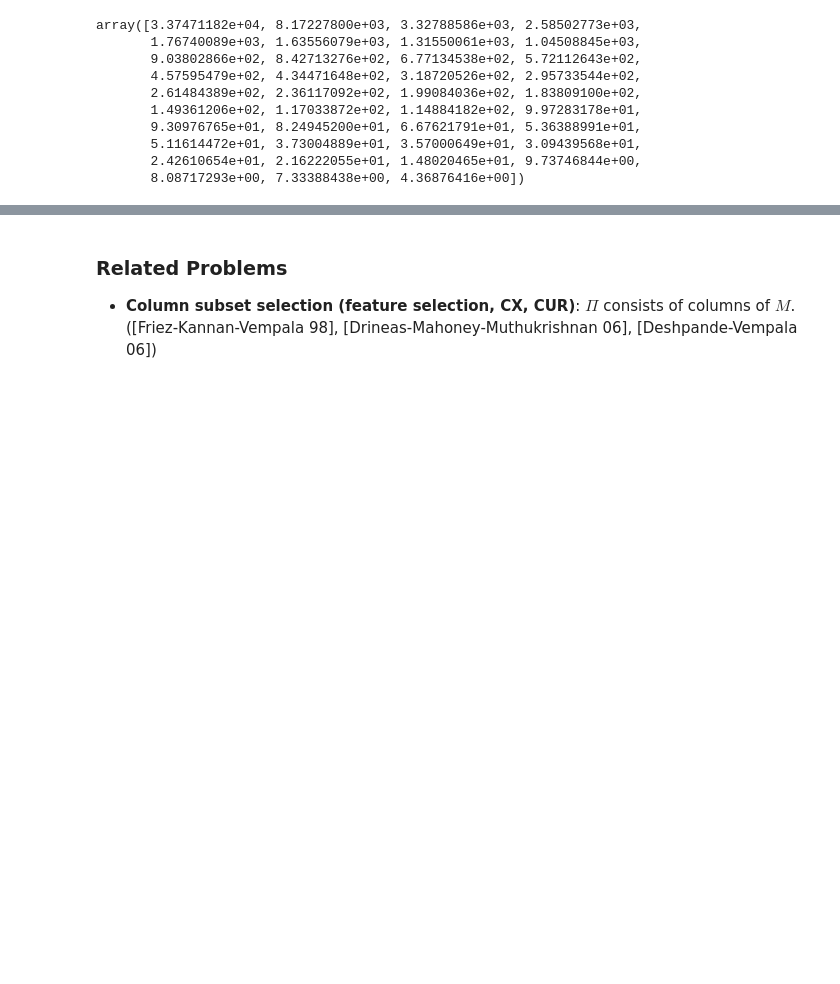
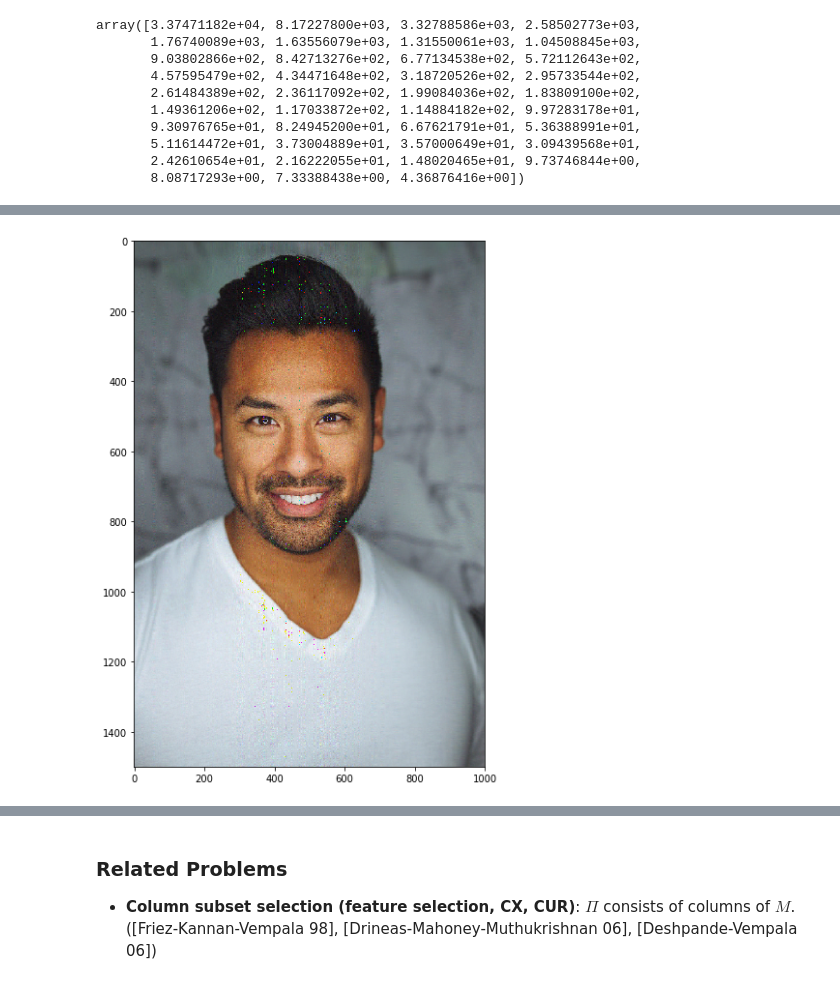
Before and after one commit to ch00226855/Online-Efficient-Data-Compression, a Jupyter notebook: Online Low-Rank Approximation.ipynb, the cells around one changed output, grey strips where cells are left out. Drawn from its saved outputs; the diff is of its cells as text; code cells hidden in the pictures; blank space fills up the shorter version.

```diff
--- a/Online Low-Rank Approximation.ipynb
+++ b/Online Low-Rank Approximation.ipynb
@@ -416,0 +407,7 @@ size of G (1041, 104)  | size of H: (104, 1041)
+# %%
+k = 10
+# A = img[:, :, 0]
+# G, H, m = lra_countsketch(A, k)
+G0, H0, m = lra_countsketch(img[:, :, 0], k, m=400)
+G1, H1, m = lra_countsketch(img[:, :, 1], k, m=400)
+G2, H2, m = lra_countsketch(img[:, :, 2], k, m=400)
@@ -417 +432,9 @@ size of G (1041, 104)  | size of H: (104, 1041)
+# %%
+lra_img = np.array([G0.dot(H0), G1.dot(H1), G2.dot(H2)], dtype=np.uint8).transpose([1, 2, 0])
+plt.figure(figsize=(10, 10))
+plt.imshow(lra_img)
+# plt.imshow(G2.dot(H2))
+plt.show()
+# %% [output]
+[figure, added]
 # %%
```
Also changed, not shown: parts of 10 cells of this notebook.
